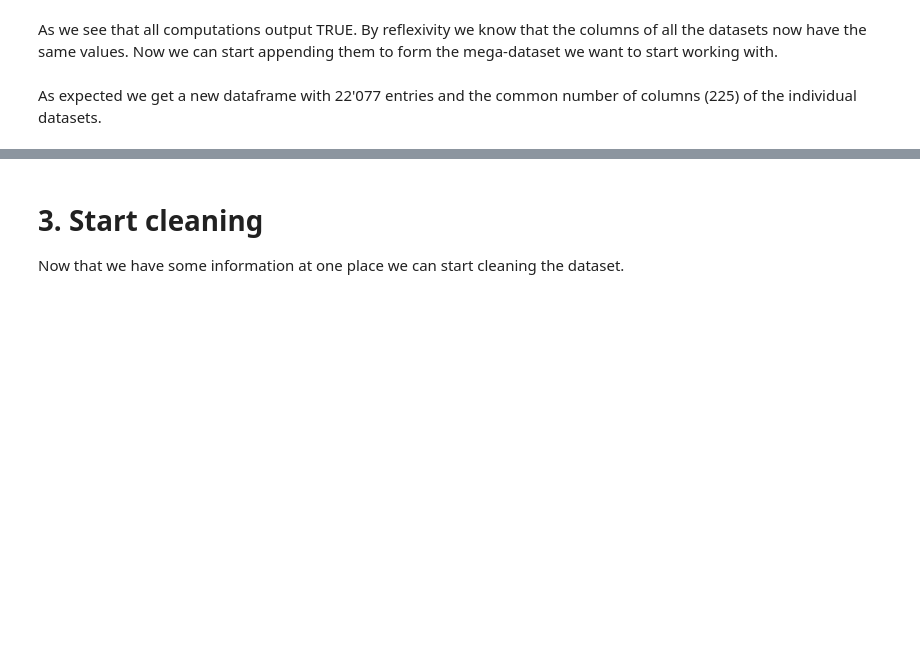
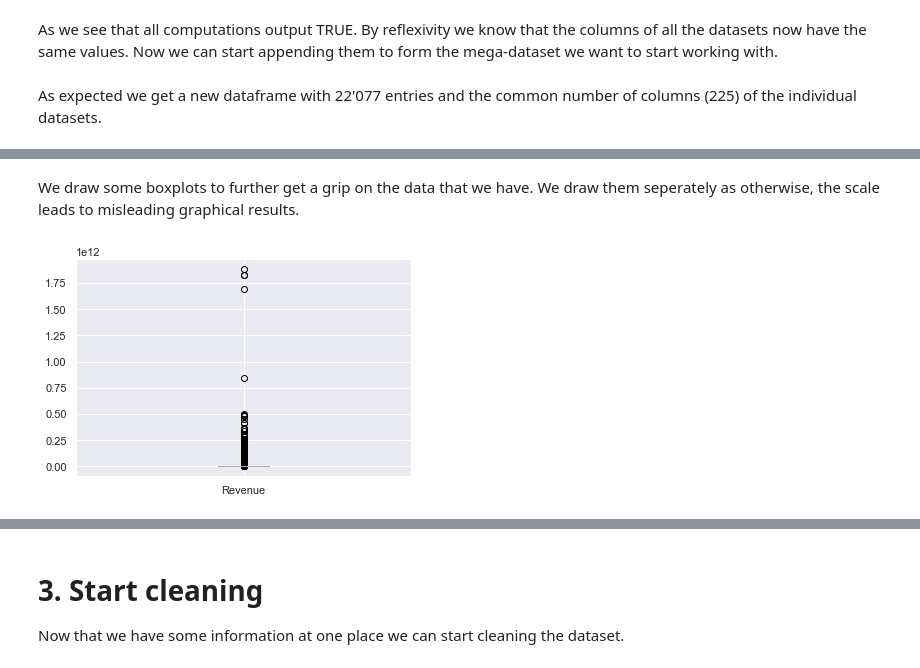
Before and after one commit to frheus/ML_Finance, a Jupyter notebook: test.ipynb, the cells around one changed output, grey strips where cells are left out. Cells and saved outputs as stored; diff of their text form; code cells hidden in the pictures; blank space fills up the shorter version.

```diff
--- a/test.ipynb
+++ b/test.ipynb
@@ -136,0 +169,6 @@ As expected we get a new dataframe with 22'077 entries and the common number of
+# %% [markdown]
+We draw some boxplots to further get a grip on the data that we have. We draw them seperately as otherwise, the scale leads to misleading graphical results.
+# %%
+boxplot = df.boxplot(column=["Revenue"])
+# %% [output]
+[figure, added]
```
Also changed, not shown: parts of 45 cells of this notebook.
